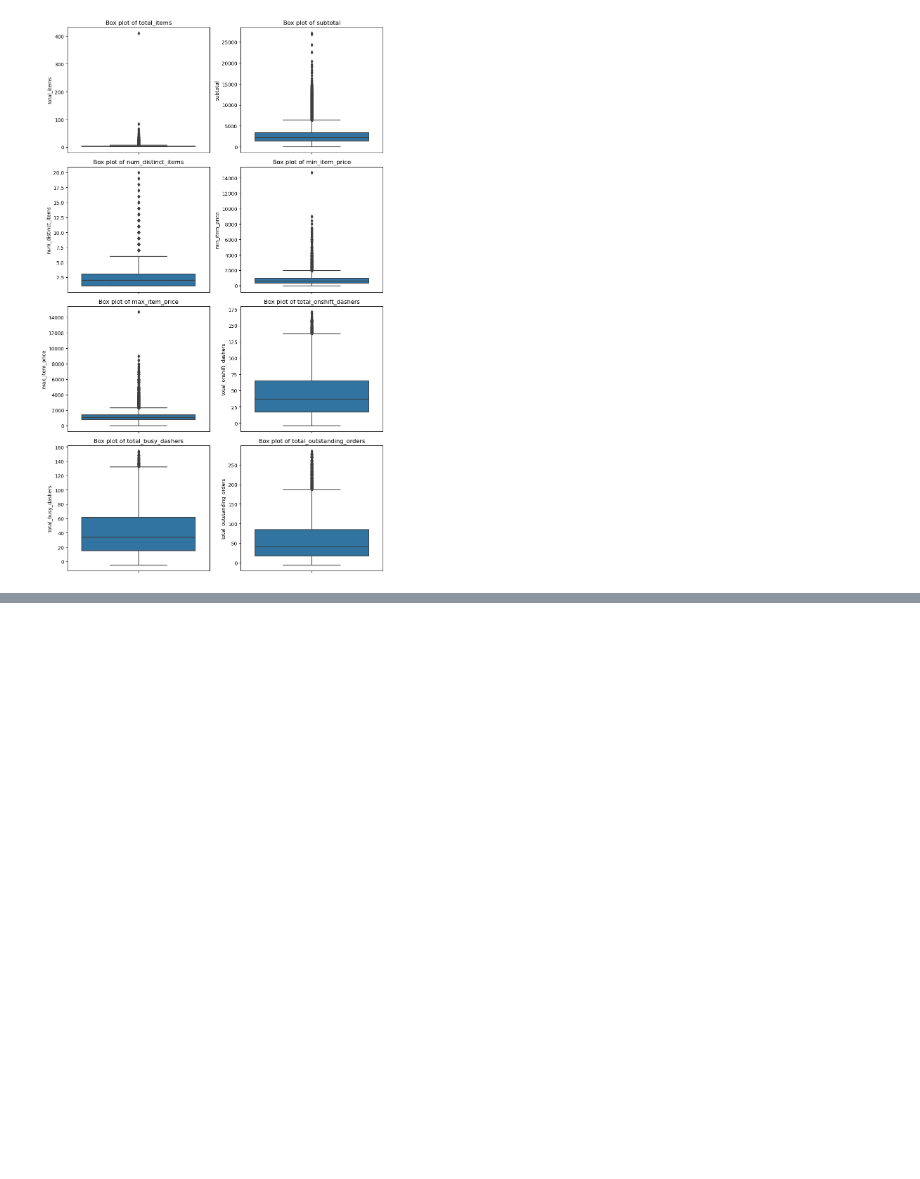
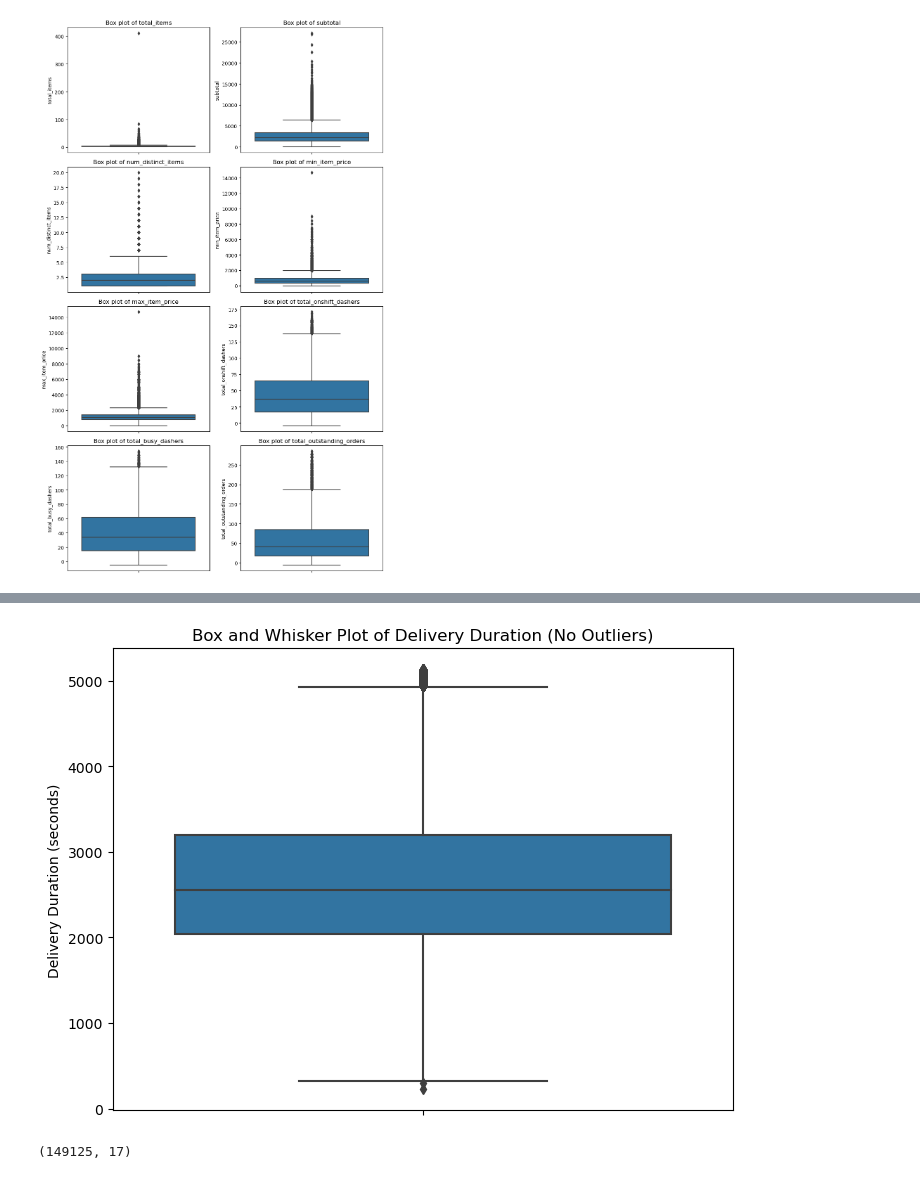
Before and after one commit to k-niranjani/doordash-eta, a Jupyter notebook: Doordash ETA.ipynb, the cells around one changed output, grey strips where cells are left out. Cells and saved outputs as stored; diff of their text form; code cells hidden in the pictures; blank space fills up the shorter version.

```diff
--- a/Doordash ETA.ipynb
+++ b/Doordash ETA.ipynb
@@ -492,0 +633,30 @@ plot_box_whisker_grid(df, ['total_items', 'subtotal', 'num_distinct_items', 'min
+# %%
+# Calculate Q1 (25th percentile) and Q3 (75th percentile)
+Q1 = df_v6['delivery_duration_seconds'].quantile(0.25)
+Q3 = df_v6['delivery_duration_seconds'].quantile(0.75)
+
+# Calculate the Interquartile Range (IQR)
+IQR = Q3 - Q1
+
+# Determine the lower and upper bounds for outliers
+lower_bound = Q1 - 1.5 * IQR
+upper_bound = Q3 + 1.5 * IQR
+
+# Filter the DataFrame to remove outliers
+df_v6_no_outliers = df_v6[(df_v6['delivery_duration_seconds'] >= lower_bound) &
+                          (df_v6['delivery_duration_seconds'] <= upper_bound)]
+
+# Create the box and whisker plot without outliers
+plt.figure(figsize=(8, 6))
+sns.boxplot(y=df_v6_no_outliers['delivery_duration_seconds'])
+plt.title('Box and Whisker Plot of Delivery Duration (No Outliers)')
+plt.ylabel('Delivery Duration (seconds)')
+
+# Display the plot
+plt.show()
+# %% [output]
+[figure, added]
+# %%
+df_v6_no_outliers.shape
+# %% [output]
+(149125, 17)
```
Also changed, not shown: parts of 15 cells of this notebook, 1 other file.
